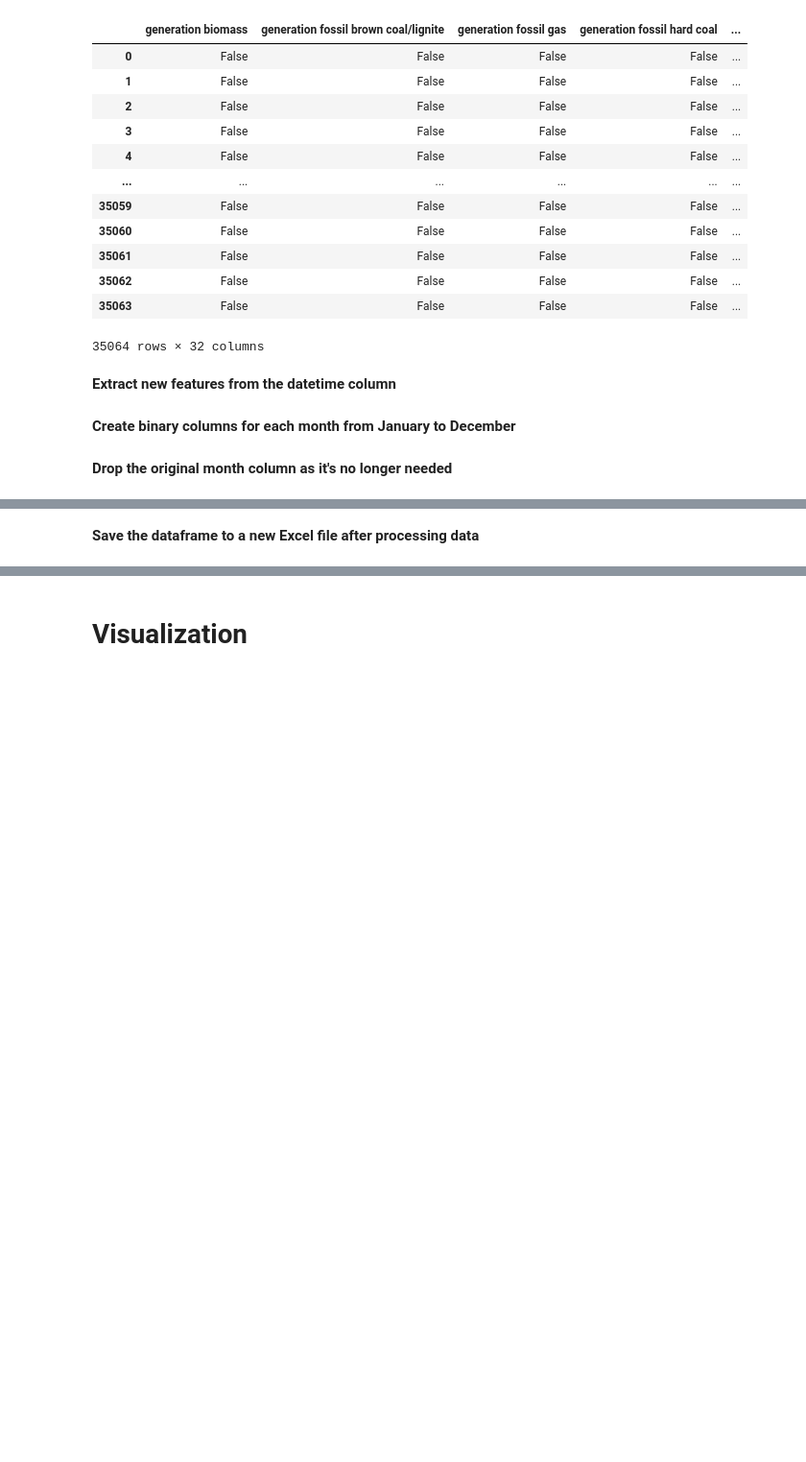
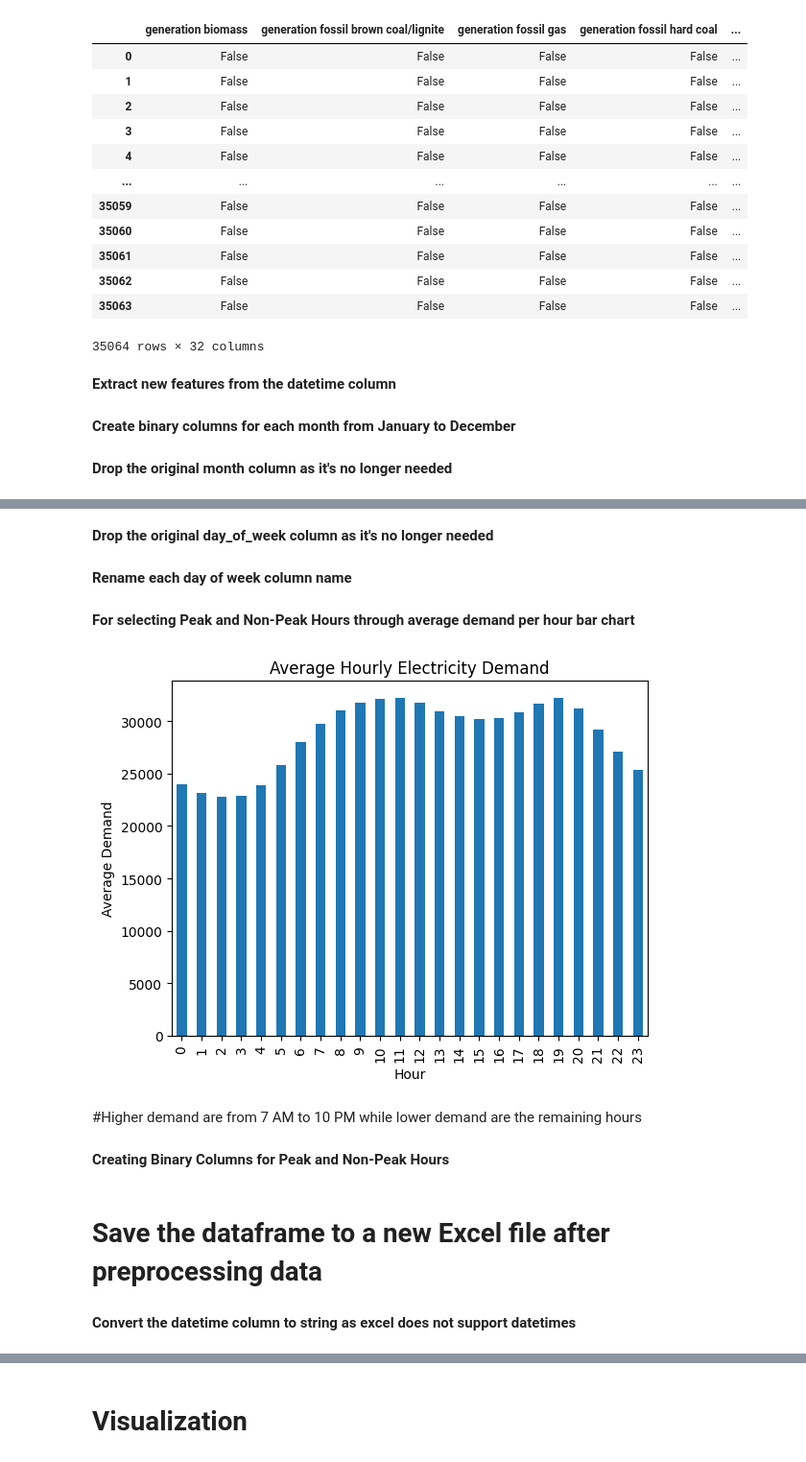
Before and after one commit to BrightonAnthony/Electricity-Demand-and-Price-Forecasting, a Jupyter notebook: Brighton/Electricity_Demand_Forecasting.ipynb, the cells around one changed output, grey strips where cells are left out. Shown at 96% size. Cells and saved outputs as stored; diff of their text form; code cells hidden in the pictures; blank space fills up the shorter version.

```diff
--- a/Brighton/Electricity_Demand_Forecasting.ipynb
+++ b/Brighton/Electricity_Demand_Forecasting.ipynb
@@ -280,0 +284,13 @@ merged_df.drop(columns=['month'], inplace=True)
+# %%
+merged_df.rename(columns={'month_1': 'January',
+                           'month_2': 'February',
+                           'month_3': 'March',
+                           'month_4': 'April',
+                           'month_5': 'May',
+                           'month_6': 'June',
+                           'month_7': 'July',
+                           'month_8': 'August',
+                           'month_9': 'September',
+                           'month_10': 'October',
+                           'month_11': 'November',
+                           'month_12': 'December'}, inplace=True)
@@ -280,0 +299,36 @@ merged_df.drop(columns=['month'], inplace=True)
+# %%
+for day in range(7):
+    merged_df[f'day_of_week_{day}'] = (merged_df['day_of_week'] == day).astype(int)
+# %% [markdown]
+**Drop the original day_of_week column as it's no longer needed**
+# %%
+merged_df.drop(columns=['day_of_week'], inplace=True)
+# %% [markdown]
+**Rename each day of week column name**
+# %%
+merged_df.rename(columns={'day_of_week_0': 'Monday',
+                          'day_of_week_1': 'Tuesday',
+                          'day_of_week_2': 'Wednesday',
+                          'day_of_week_3': 'Thursday',
+                          'day_of_week_4': 'Friday',
+                          'day_of_week_5': 'Saturday',
+                          'day_of_week_6': 'Sunday'}, inplace=True)
+# %% [markdown]
+**For selecting Peak and Non-Peak Hours through average demand per hour bar chart**
+# %%
+# Extract hour and plot average demand per hour
+merged_df['hour'] = merged_df['time'].dt.hour
+
+hourly_demand = merged_df.groupby('hour')['total load actual'].mean()
+
+hourly_demand.plot(kind='bar')
+plt.title('Average Hourly Electricity Demand')
+plt.xlabel('Hour')
+plt.ylabel('Average Demand')
+plt.show()
+# %% [output]
+[figure, added]
+# %% [markdown]
+#Higher demand are from 7 AM to 10 PM while lower demand are the remaining hours
+# %% [markdown]
+**Creating Binary Columns for Peak and Non-Peak Hours**
@@ -281,5 +340,7 @@ merged_df.drop(columns=['month'], inplace=True)
 # %% [markdown]
-**Save the dataframe to a new Excel file after processing data**
+# **Save the dataframe to a new Excel file after preprocessing data**
+# %% [markdown]
+**Convert the datetime column to string as excel does not support datetimes**
 # %%
 merged_df['time'] = merged_df['time'].astype(str)
 
```
Also changed, not shown: parts of 83 cells of this notebook, 1 other file.
